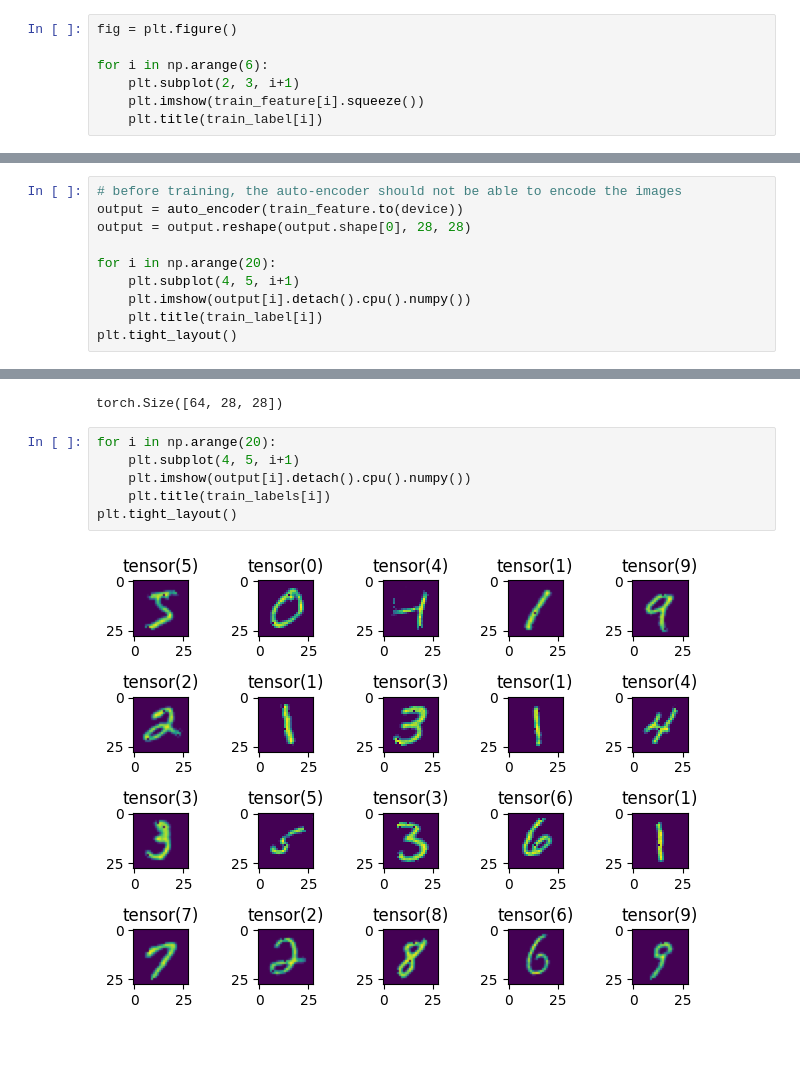
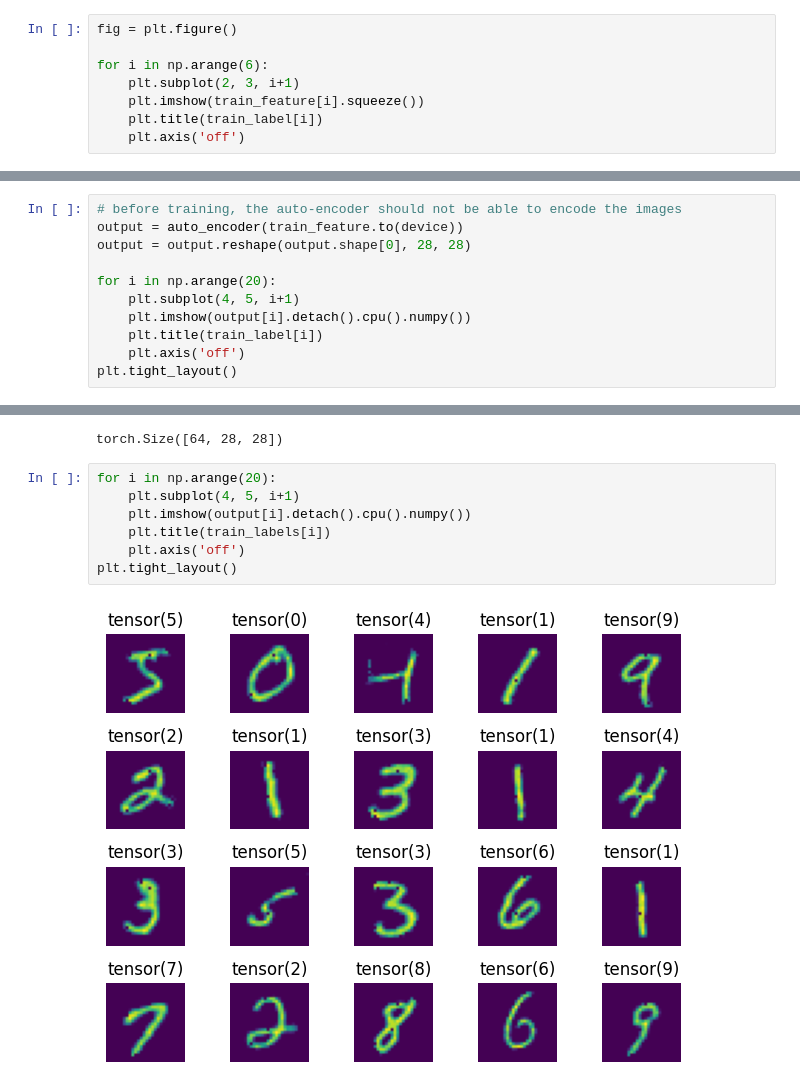
Before and after one commit to jkderrick028/ai4fun, a Jupyter notebook: 4_AE_linear.ipynb, the cells around one changed output, grey strips where cells are left out. Drawn from its saved outputs; the diff is of its cells as text; blank space fills up the shorter version.

```diff
--- a/4_AE_linear.ipynb
+++ b/4_AE_linear.ipynb
@@ -84,4 +84,5 @@ for i in np.arange(6):
     plt.subplot(2, 3, i+1)
     plt.imshow(train_feature[i].squeeze())
     plt.title(train_label[i])
+    plt.axis('off')
 # %% [output]
@@ -123,5 +124,6 @@ for i in np.arange(20):
     plt.subplot(4, 5, i+1)
     plt.imshow(output[i].detach().cpu().numpy())
     plt.title(train_label[i])
+    plt.axis('off')
 plt.tight_layout()
 # %% [output]
@@ -206,8 +208,9 @@ torch.Size([64, 28, 28])
 # %%
 for i in np.arange(20):
     plt.subplot(4, 5, i+1)
     plt.imshow(output[i].detach().cpu().numpy())
     plt.title(train_labels[i])
+    plt.axis('off')
 plt.tight_layout()
 # %% [output]
-[figure, old version]
+[figure, new version]
```
Also changed, not shown: parts of 2 cells of this notebook.
